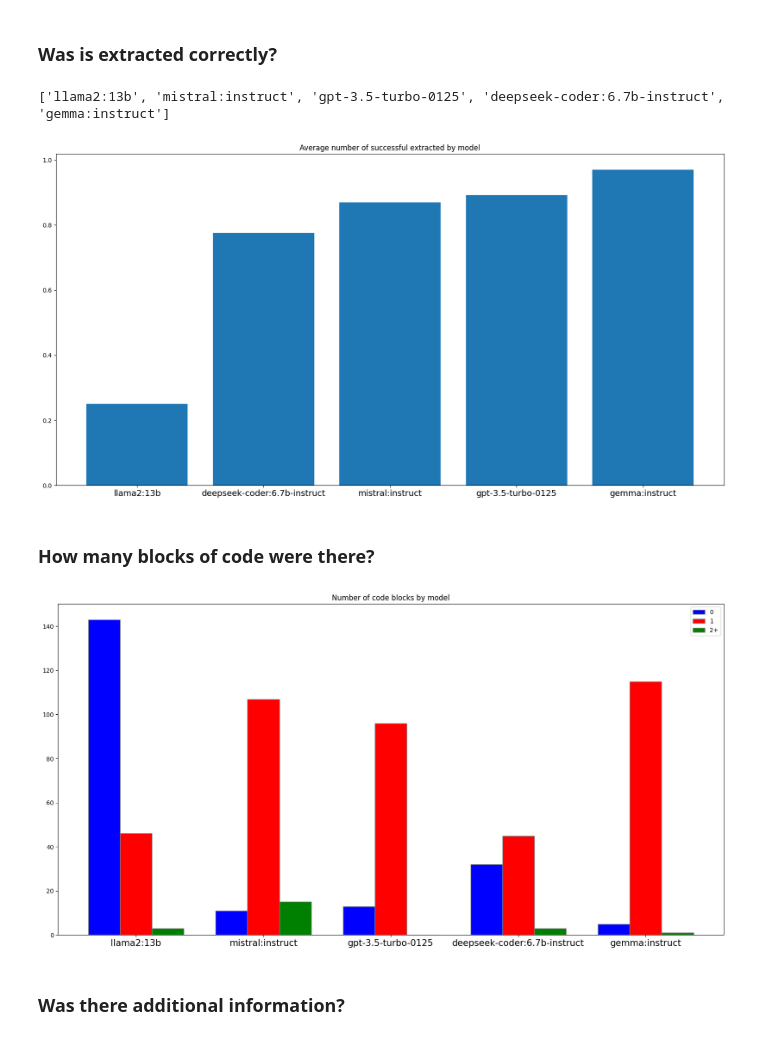
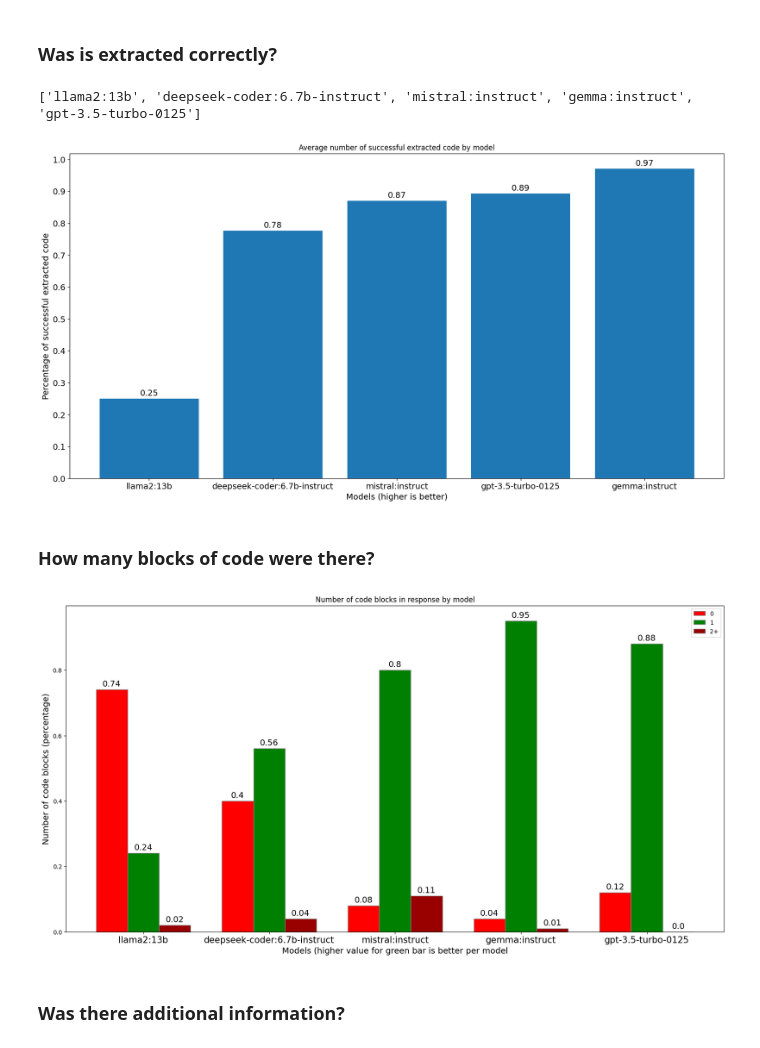
Before and after one commit to davidfrisch/vv_cw_2, a Jupyter notebook: pipeline/jupyter-notebook/results.ipynb, the cells around one changed output. Drawn from its saved outputs; the diff is of its cells as text; code cells hidden in the pictures.

```diff
--- a/pipeline/jupyter-notebook/results.ipynb
+++ b/pipeline/jupyter-notebook/results.ipynb
@@ -83,8 +88,9 @@ for model in models:
             if question in questions_reported:
                 results = questions_reported[question]
                 if results['model'] == model:
-                    total_retries_y.append(results['total_retries'])
-                    break
+                    if  results['passed'] == 1:
+                        total_retries_y.append(results['total_retries'])
+                        break
 
     # average retries per model
     average_retries = sum(total_retries_y) / len(total_retries_y)
@@ -98,5 +104,8 @@ fig.set_size_inches(20, 10)
 plt.bar(average_retries_y.keys(), average_retries_y.values())
 plt.xticks(fontsize=14)
 plt.title('Average number of retries by model')
+for i, v in enumerate(average_retries_y.values()):
+    plt.text(i, v + 0.015, str(round(v, 2)), color='black', ha='center', fontsize=14)
+plt.xlabel('Models', fontsize=14)
 plt.show()
 # %% [output]
@@ -184,13 +211,20 @@ for model in models:
 average_extracted_y = dict(sorted(average_extracted_y.items(), key=lambda item: item[1]))
 fig = plt.gcf()
 fig.set_size_inches(20, 10)
+for i, v in enumerate(average_extracted_y.values()):
+    plt.text(i, v+0.01, str(round(v, 2)), color='black', ha='center', fontsize=14)
 plt.bar(average_extracted_y.keys(), average_extracted_y.values())
 plt.xticks(fontsize=14)
-plt.title('Average number of successful extracted by model')
+plt.title('Average number of successful extracted code by model')
+# y ticks in percentage
+y_ticks = [i/10 for i in range(0, 11, 1)]
+plt.yticks(y_ticks, fontsize=14)
+plt.xlabel('Models (higher is better)', fontsize=14)
+plt.ylabel('Percentage of successful extracted code', fontsize=14)
 plt.show()
 # %% [output]
-['llama2:13b', 'mistral:instruct', 'gpt-3.5-turbo-0125', 'deepseek-coder:6.7b-instruct', 'gemma:instruct']
+['llama2:13b', 'deepseek-coder:6.7b-instruct', 'mistral:instruct', 'gemma:instruct', 'gpt-3.5-turbo-0125']
-[figure, old version]
+[figure, new version]
 # %% [markdown]
 
 
@@ -204,39 +238,53 @@ code_blocks_y = {}
 
 for model in models:
     code_blocks_y[model] = {'0': 0, '1': 0, '2+': 0}
     total_code_blocks_y = []
     for question in sorted_questions:
         for report, questions_reported in data.items():
             if question in questions_reported:
                 results = questions_reported[question]
                 if results['model'] == model:
                     for retry in results['tries']:
                         number_of_code_blocks = results['tries'][retry]['number_of_code_blocks']
                         if number_of_code_blocks == None or number_of_code_blocks == 0:
                             code_blocks_y[model]['0'] += 1
                         elif number_of_code_blocks == 1:
                             code_blocks_y[model]['1'] += 1
                         elif number_of_code_blocks >= 2:
                             code_blocks_y[model]['2+'] += 1
 
 
-    # make bar plot 3 bars per model
+
+# percetange per model
+for model in models:
+    total = sum(code_blocks_y[model].values())
+    code_blocks_y[model] = {k: round(v/total, 2) for k, v in code_blocks_y[model].items()}
+
+
+# make bar plot 3 bars per model
 fig = plt.gcf()
 fig.set_size_inches(20, 10)
 barWidth = 0.25
 r1 = range(len(models))
 r2 = [x + barWidth for x in r1]
 r3 = [x + barWidth for x in r2]
-plt.bar(r1, [code_blocks_y[model]['0'] for model in models], color='b', width=barWidth, edgecolor='grey', label='0')
-plt.bar(r2, [code_blocks_y[model]['1'] for model in models], color='r', width=barWidth, edgecolor='grey', label='1')
-plt.bar(r3, [code_blocks_y[model]['2+'] for model in models], color='g', width=barWidth, edgecolor='grey', label='2+')
+
+plt.bar(r1, [code_blocks_y[model]['0'] for model in models], color='#FF0000', width=barWidth, edgecolor='grey', label='0')
+plt.bar(r2, [code_blocks_y[model]['1'] for model in models], color='g', width=barWidth, edgecolor='grey', label='1')
+plt.bar(r3, [code_blocks_y[model]['2+'] for model in models], color='#990000', width=barWidth, edgecolor='grey', label='2+')
 plt.xticks([r + barWidth for r in range(len(models))], models, rotation=45)
 plt.legend(['0', '1', '2+'])
-plt.title('Number of code blocks by model')
+plt.title('Number of code blocks in response by model')
 plt.xticks(fontsize=15, rotation=0)
+for model in models:
+    for i, v in enumerate([code_blocks_y[model]['0'], code_blocks_y[model]['1'], code_blocks_y[model]['2+']]):
+        plt.text(models.index(model) + i*barWidth, v + 0.01, str(v), color='black', ha='center', fontsize=14)
+plt.xlabel('Models (higher value for green bar is better per model', fontsize=14)
+plt.ylabel('Number of code blocks (percentage)', fontsize=14)
+# filename = 'number_of_code_blocks.png'
 plt.show()
 # %% [output]
-[figure, old version]
+[figure, new version]
 # %% [markdown]
 
 
```
Also changed, not shown: parts of 11 cells of this notebook, 7 other files.
